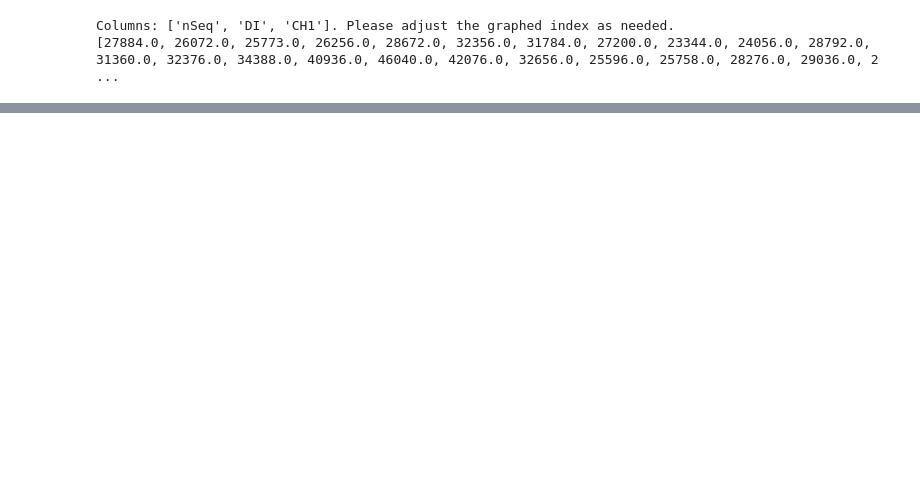
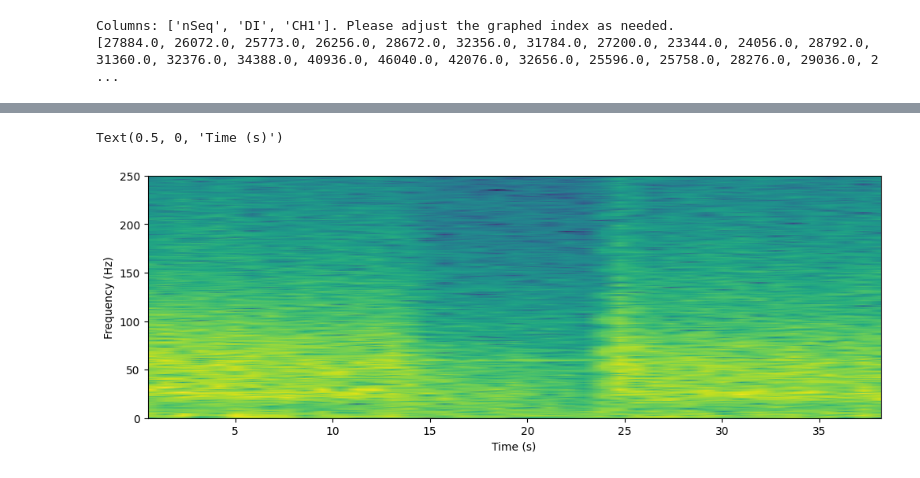
Before and after one commit to neil-zt/eeg, a Jupyter notebook: server/tools/opensignals_analysis.ipynb, the cells around one changed output, grey strips where cells are left out. Drawn from its saved outputs; the diff is of its cells as text; code cells hidden in the pictures; blank space fills up the shorter version.

```diff
--- a/server/tools/opensignals_analysis.ipynb
+++ b/server/tools/opensignals_analysis.ipynb
@@ -109,0 +116,11 @@ plt.show()
+# %%
+# spectrogram
+
+f, t, Sxx = signal.spectrogram(np.array(data), 500, nperseg=512)
+plt.figure(figsize=(12, 4))
+plt.pcolormesh(t, f, 10 * np.log10(Sxx), shading='gouraud')
+plt.ylabel('Frequency (Hz)')
+plt.xlabel('Time (s)')
+# %% [output]
+Text(0.5, 0, 'Time (s)')
+[figure, added]
```
Also changed, not shown: parts of 3 cells of this notebook, 7 other files.
